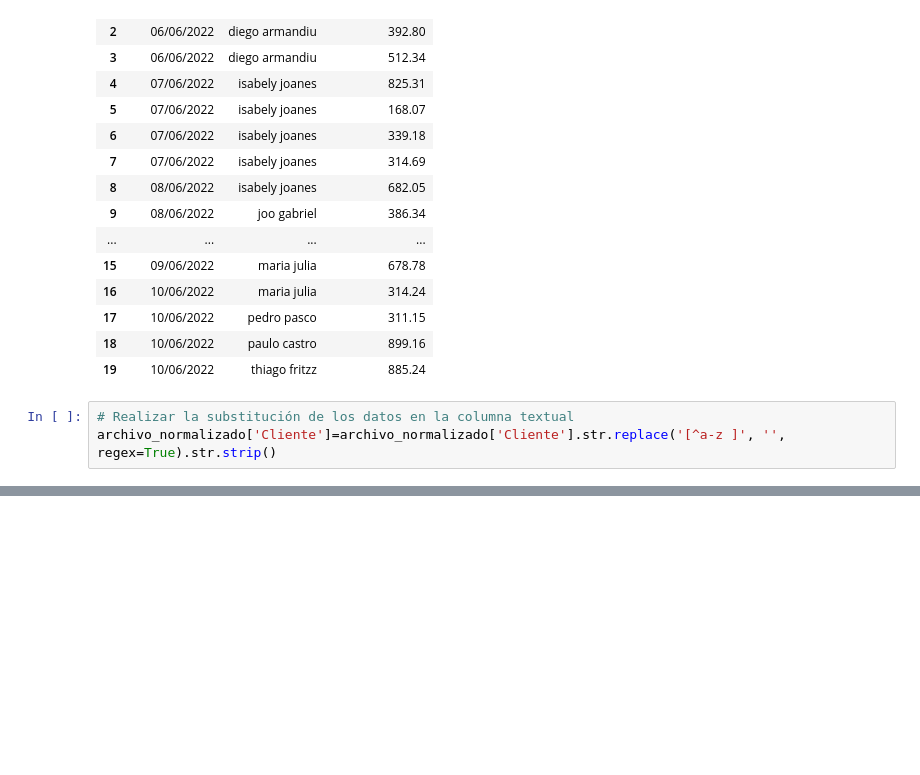
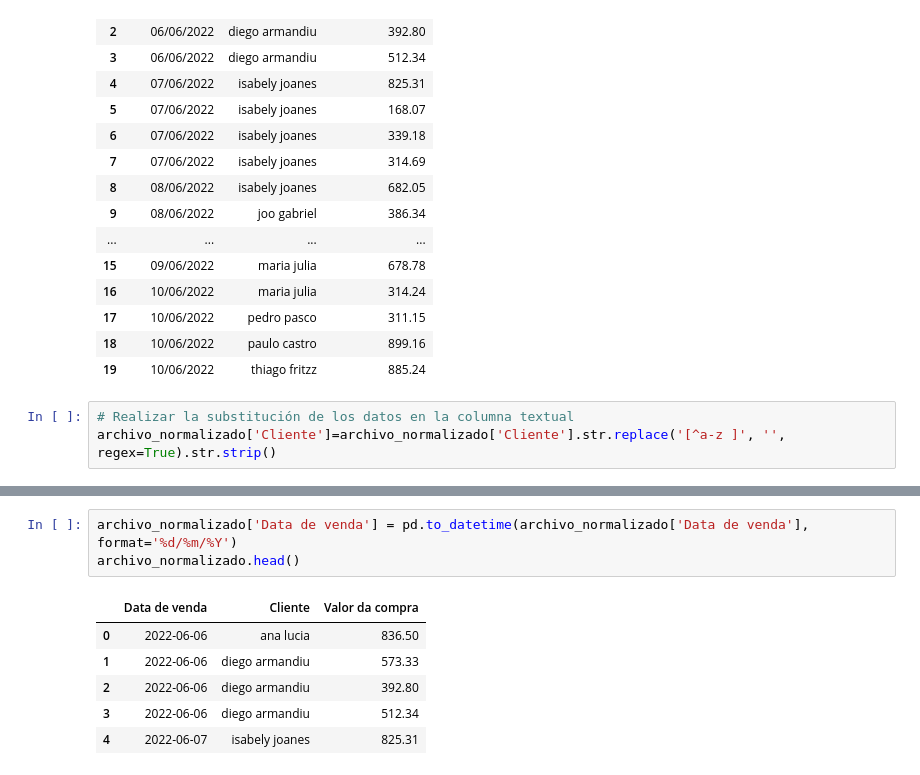
Before and after one commit to BjorkMagno/Portafolio, a Jupyter notebook: data-science/proyectos/ventas_online/ventas_online.ipynb, the cells around one changed output, grey strips where cells are left out. Cells and saved outputs as stored; diff of their text form; blank space fills up the shorter version.

```diff
--- a/data-science/proyectos/ventas_online/ventas_online.ipynb
+++ b/data-science/proyectos/ventas_online/ventas_online.ipynb
@@ -135,0 +145,10 @@ archivo_normalizado['Cliente']=archivo_normalizado['Cliente'].str.replace('[^a-z
+# %%
+archivo_normalizado['Data de venda'] = pd.to_datetime(archivo_normalizado['Data de venda'], format='%d/%m/%Y')
+archivo_normalizado.head()
+# %% [output]
+|  | Data de venda | Cliente | Valor da compra |
+| 0 | 2022-06-06 | ana lucia | 836.50 |
+| 1 | 2022-06-06 | diego armandiu | 573.33 |
+| 2 | 2022-06-06 | diego armandiu | 392.80 |
+| 3 | 2022-06-06 | diego armandiu | 512.34 |
+| 4 | 2022-06-07 | isabely joanes | 825.31 |
```
Also changed, not shown: parts of 4 cells of this notebook.
